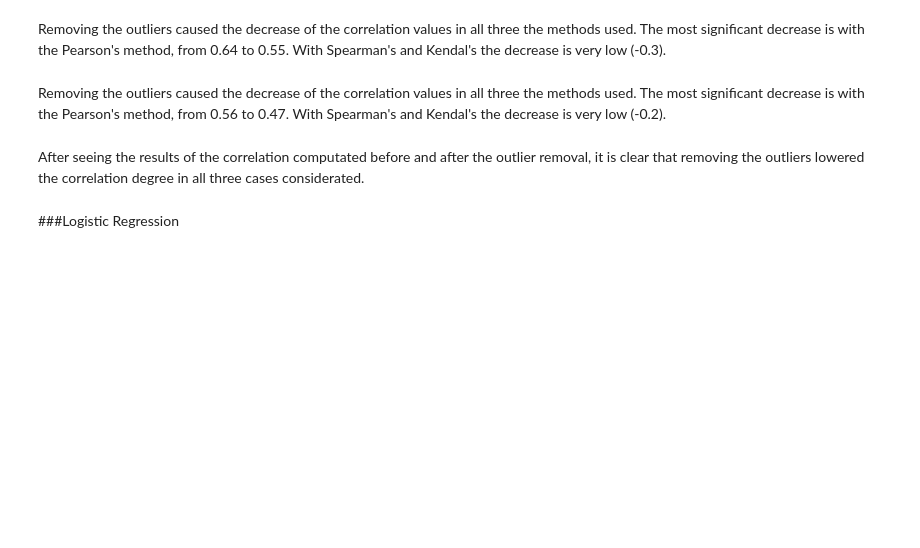
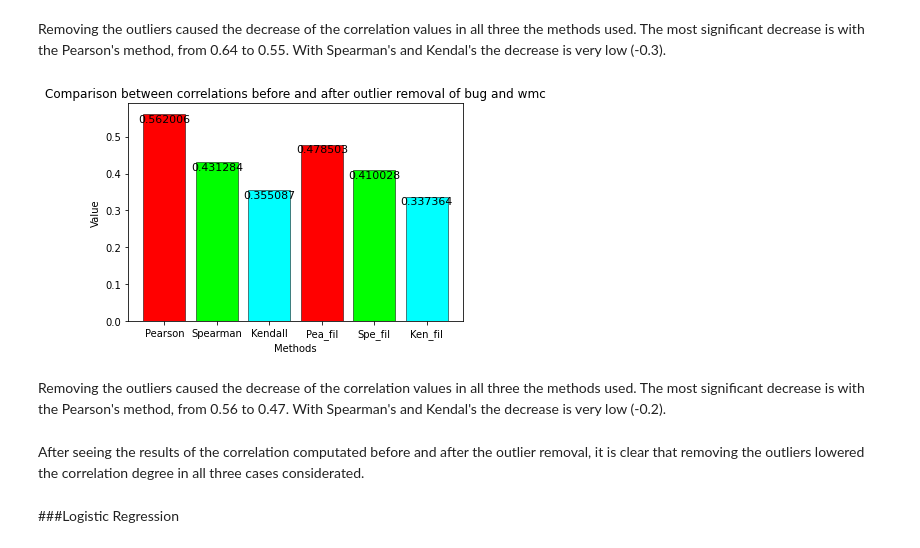
Before and after one commit to vvalsecchi/Software_Quality_Evaluation_Project, a Jupyter notebook: vladi_valsecchi_730030_SQE_project.ipynb, the cells around one changed output. Saved outputs shown, nothing was run; the diff lists cells and outputs as text; code cells hidden in the pictures; blank space fills up the shorter version.

```diff
--- a/vladi_valsecchi_730030_SQE_project.ipynb
+++ b/vladi_valsecchi_730030_SQE_project.ipynb
@@ -875,7 +1217,9 @@ correlation_plot(merge_lists(loc_corr,loc_corr_filtered),"Comparison between cor
 # %% [markdown]
 Removing the outliers caused the decrease of the correlation values in all three the methods used. The most significant decrease is with the Pearson's method, from 0.64 to 0.55. With Spearman's and Kendal's the decrease is very low (-0.3).
 # %%
-correlation_plot(merge_lists(wmc_corr,wmc_corr_filtered),"Comparison between correlations before and after outlier removal of bug and rfc")
+correlation_plot(merge_lists(wmc_corr,wmc_corr_filtered),"Comparison between correlations before and after outlier removal of bug and wmc")
+# %% [output]
+[figure, added]
 # %% [markdown]
 Removing the outliers caused the decrease of the correlation values in all three the methods used. The most significant decrease is with the Pearson's method, from 0.56 to 0.47. With Spearman's and Kendal's the decrease is very low (-0.2).
 # %% [markdown]
```
Also changed, not shown: parts of 60 cells of this notebook.
